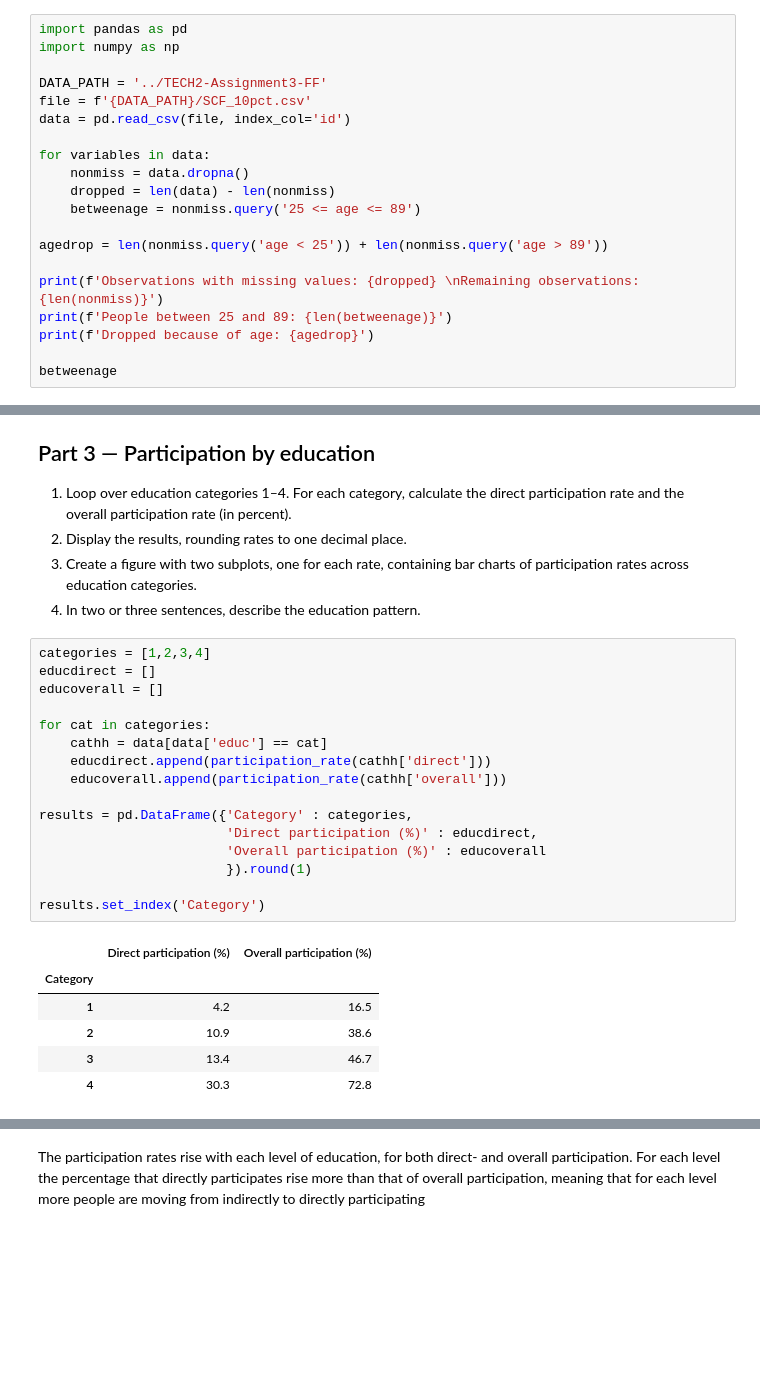
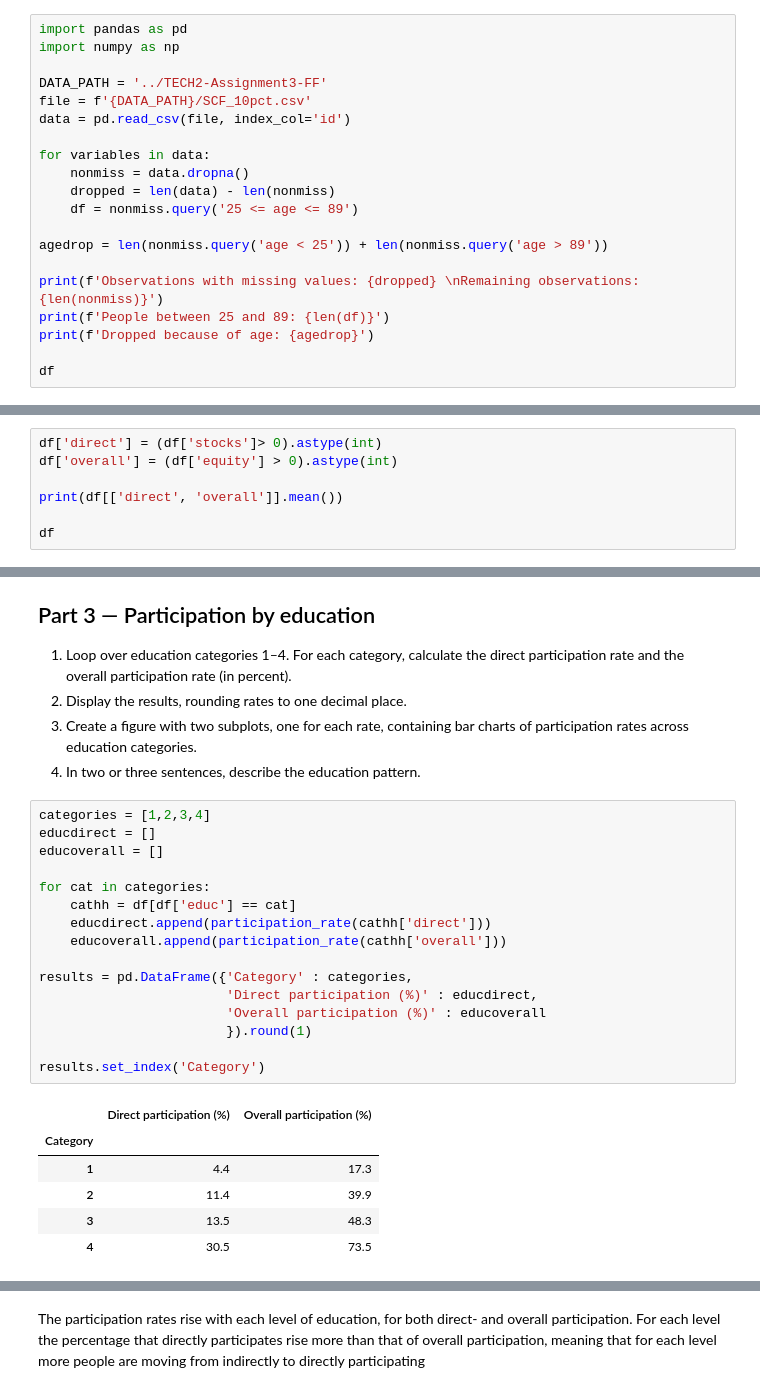
Before and after one commit to falkfrydenlund-creator/TECH2-Assignment3-FF, a Jupyter notebook: assignment3.ipynb, the cells around one changed output, grey strips where cells are left out. Cells and saved outputs as stored; diff of their text form; blank space fills up the shorter version.

```diff
--- a/assignment3.ipynb
+++ b/assignment3.ipynb
@@ -101,15 +101,15 @@ data = pd.read_csv(file, index_col='id')
 for variables in data:
     nonmiss = data.dropna()
     dropped = len(data) - len(nonmiss)
-    betweenage = nonmiss.query('25 <= age <= 89')
+    df = nonmiss.query('25 <= age <= 89')
 
 agedrop = len(nonmiss.query('age < 25')) + len(nonmiss.query('age > 89'))
 
 print(f'Observations with missing values: {dropped} \nRemaining observations: {len(nonmiss)}')
-print(f'People between 25 and 89: {len(betweenage)}')
+print(f'People between 25 and 89: {len(df)}')
 print(f'Dropped because of age: {agedrop}')
 
-betweenage
+df
 # %% [output]
 Observations with missing values: 50
 Remaining observations: 5758
@@ -156,0 +132,7 @@ dtype: float64
+# %%
+df['direct'] = (df['stocks']> 0).astype(int)
+df['overall'] = (df['equity'] > 0).astype(int)
+
+print(df[['direct', 'overall']].mean())
+
+df
@@ -207,26 +207,26 @@ Rate of overall participation: 48.1%
 # %%
 categories = [1,2,3,4]
 educdirect = []
 educoverall = []
 
 for cat in categories:
-    cathh = data[data['educ'] == cat]
+    cathh = df[df['educ'] == cat]
     educdirect.append(participation_rate(cathh['direct']))
     educoverall.append(participation_rate(cathh['overall']))
 
 results = pd.DataFrame({'Category' : categories,
                         'Direct participation (%)' : educdirect,
                         'Overall participation (%)' : educoverall
                         }).round(1)
 
 results.set_index('Category')
 # %% [output]
 |  | Direct participation (%) | Overall participation (%) |
 | Category |  |  |
-| 1 | 4.2 | 16.5 |
-| 2 | 10.9 | 38.6 |
-| 3 | 13.4 | 46.7 |
-| 4 | 30.3 | 72.8 |
+| 1 | 4.4 | 17.3 |
+| 2 | 11.4 | 39.9 |
+| 3 | 13.5 | 48.3 |
+| 4 | 30.5 | 73.5 |
 # %%
 import matplotlib.pyplot as plt
 
```
Also changed, not shown: parts of 8 cells of this notebook.
